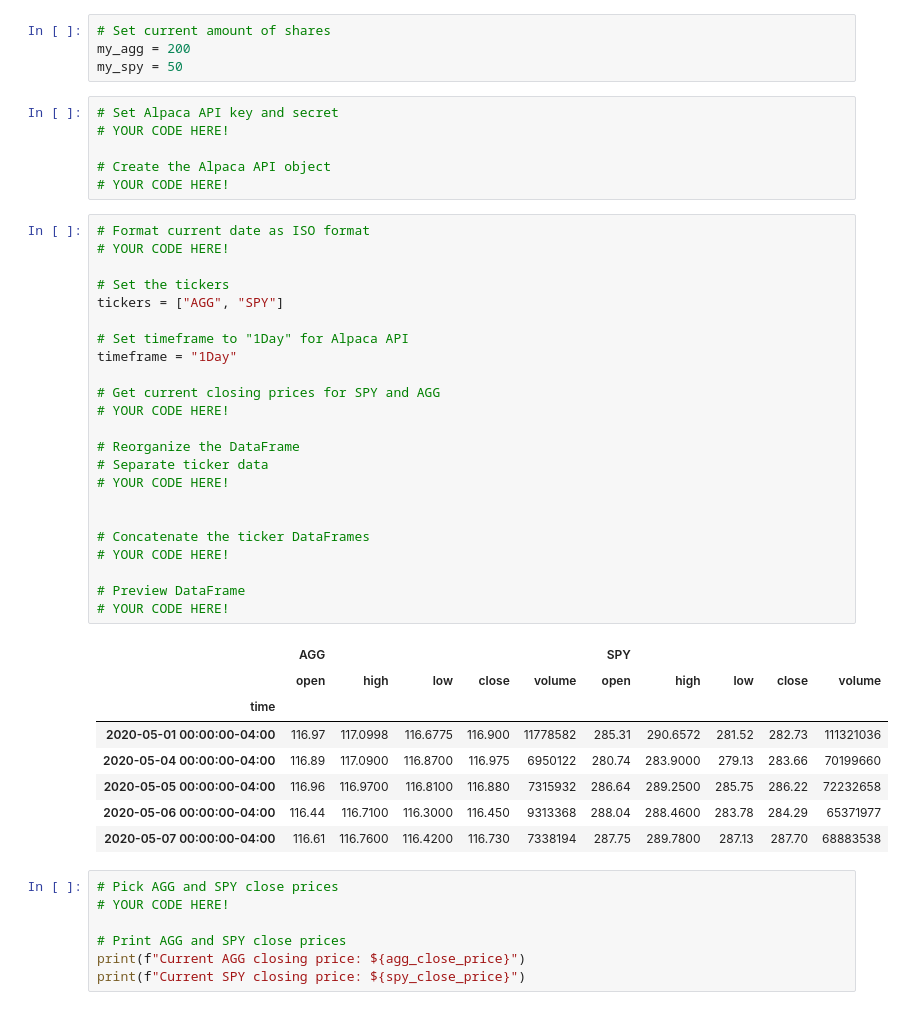
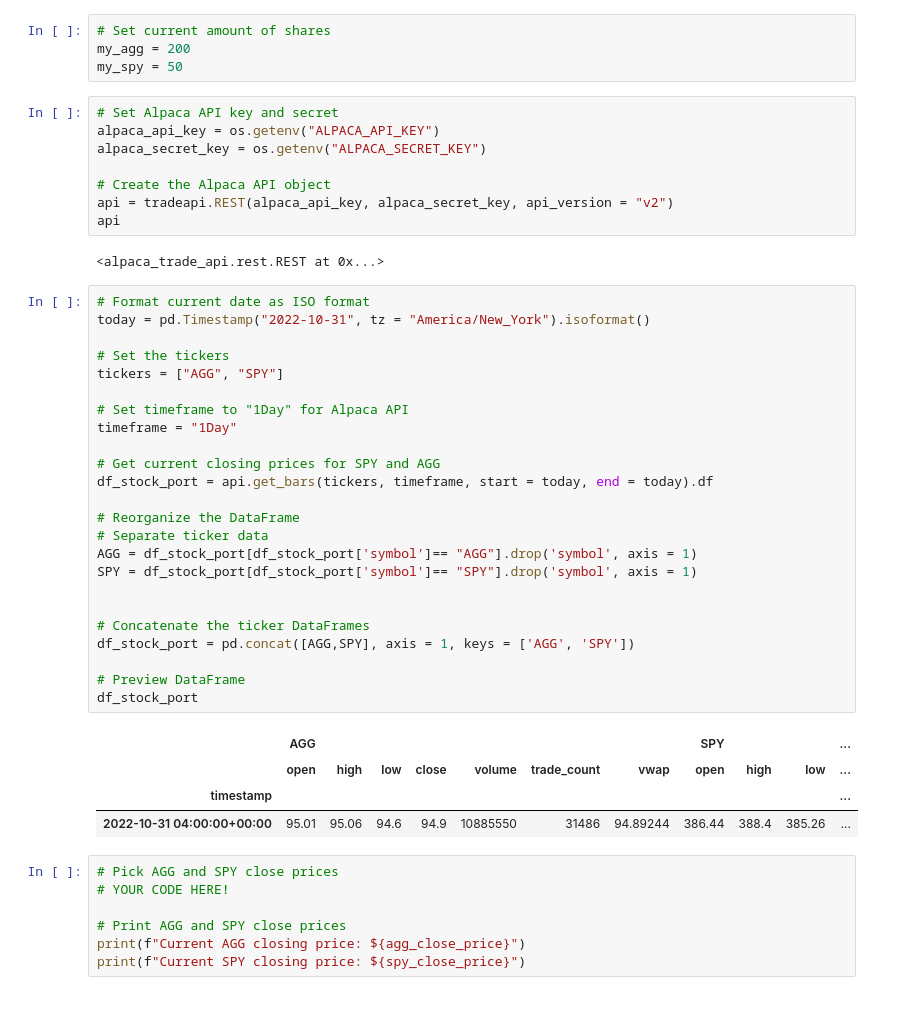
Before and after one commit to AF0428/HW-5-API-Financial-Planning, a Jupyter notebook: Starter_Code/financial-planner.ipynb, the cells around one changed output. Saved outputs shown, nothing was run; the diff lists cells and outputs as text.

```diff
--- a/Starter_Code/financial-planner.ipynb
+++ b/Starter_Code/financial-planner.ipynb
@@ -51,42 +57,43 @@ my_agg = 200
 my_spy = 50
 # %%
 # Set Alpaca API key and secret
-# YOUR CODE HERE!
+alpaca_api_key = os.getenv("ALPACA_API_KEY")
+alpaca_secret_key = os.getenv("ALPACA_SECRET_KEY")
 
 # Create the Alpaca API object
-# YOUR CODE HERE!
+api = tradeapi.REST(alpaca_api_key, alpaca_secret_key, api_version = "v2")
+api
+# %% [output]
+<alpaca_trade_api.rest.REST at 0x...>
 # %%
 # Format current date as ISO format
-# YOUR CODE HERE!
+today = pd.Timestamp("2022-10-31", tz = "America/New_York").isoformat()
 
 # Set the tickers
 tickers = ["AGG", "SPY"]
 
 # Set timeframe to "1Day" for Alpaca API
 timeframe = "1Day"
 
 # Get current closing prices for SPY and AGG
-# YOUR CODE HERE!
+df_stock_port = api.get_bars(tickers, timeframe, start = today, end = today).df
 
 # Reorganize the DataFrame
 # Separate ticker data
-# YOUR CODE HERE!
+AGG = df_stock_port[df_stock_port['symbol']== "AGG"].drop('symbol', axis = 1)
+SPY = df_stock_port[df_stock_port['symbol']== "SPY"].drop('symbol', axis = 1)
 
 
 # Concatenate the ticker DataFrames
-# YOUR CODE HERE!
+df_stock_port = pd.concat([AGG,SPY], axis = 1, keys = ['AGG', 'SPY'])
 
 # Preview DataFrame
-# YOUR CODE HERE!
+df_stock_port
 # %% [output]
-|  | AGG |  |  |  |  | SPY |  |  |  |  |
-|  | open | high | low | close | volume | open | high | low | close | volume |
-| time |  |  |  |  |  |  |  |  |  |  |
-| 2020-05-01 00:00:00-04:00 | 116.97 | 117.0998 | 116.6775 | 116.900 | 11778582 | 285.31 | 290.6572 | 281.52 | 282.73 | 111321036 |
-| 2020-05-04 00:00:00-04:00 | 116.89 | 117.0900 | 116.8700 | 116.975 | 6950122 | 280.74 | 283.9000 | 279.13 | 283.66 | 70199660 |
-| 2020-05-05 00:00:00-04:00 | 116.96 | 116.9700 | 116.8100 | 116.880 | 7315932 | 286.64 | 289.2500 | 285.75 | 286.22 | 72232658 |
-| 2020-05-06 00:00:00-04:00 | 116.44 | 116.7100 | 116.3000 | 116.450 | 9313368 | 288.04 | 288.4600 | 283.78 | 284.29 | 65371977 |
-| 2020-05-07 00:00:00-04:00 | 116.61 | 116.7600 | 116.4200 | 116.730 | 7338194 | 287.75 | 289.7800 | 287.13 | 287.70 | 68883538 |
+|  | AGG |  |  |  |  |  |  | SPY |  |  | ... |
+|  | open | high | low | close | volume | trade_count | vwap | open | high | low | ... |
+| timestamp |  |  |  |  |  |  |  |  |  |  | ... |
+| 2022-10-31 04:00:00+00:00 | 95.01 | 95.06 | 94.6 | 94.9 | 10885550 | 31486 | 94.89244 | 386.44 | 388.4 | 385.26 | ... |
 # %%
 # Pick AGG and SPY close prices
 # YOUR CODE HERE!
```
Also changed, not shown: parts of 3 cells of this notebook.
